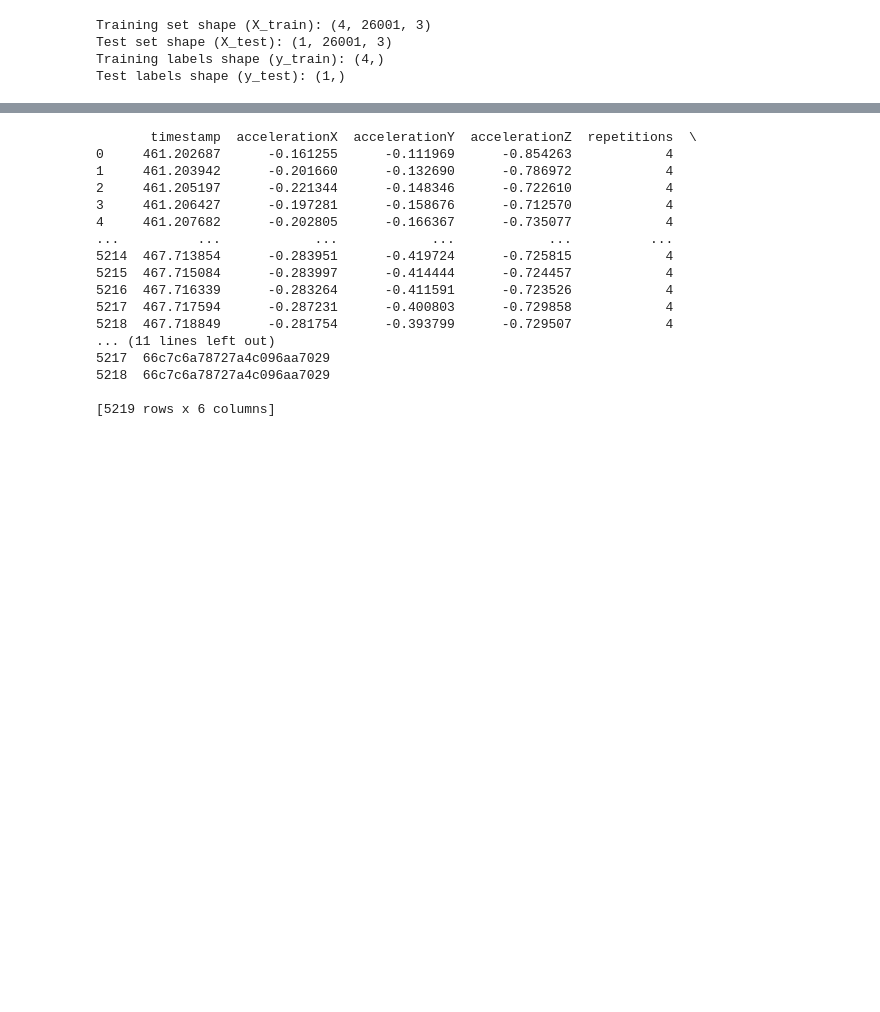
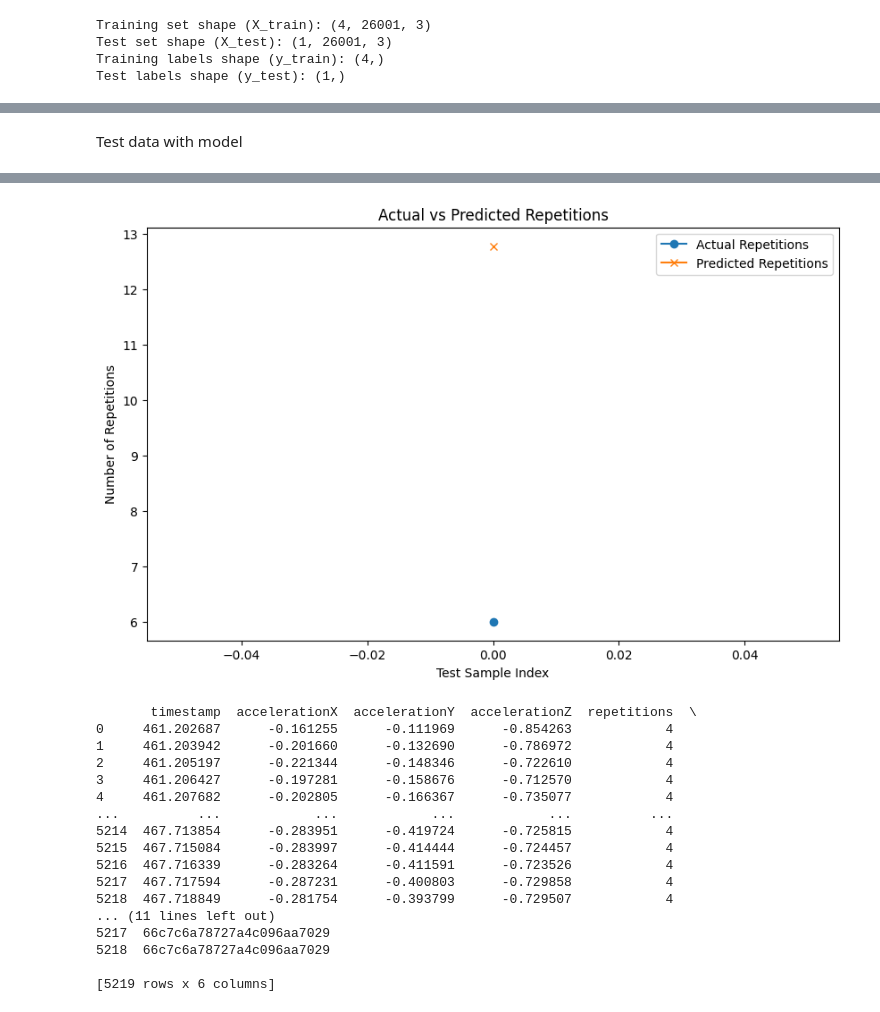
Before and after one commit to Slimslim/ML.WorkoutApp, a Jupyter notebook: notebooks/data_extraction_V1.ipynb, the cells around one changed output, grey strips where cells are left out. Saved outputs shown, nothing was run; the diff lists cells and outputs as text; code cells hidden in the pictures; blank space fills up the shorter version.

```diff
--- a/notebooks/data_extraction_V1.ipynb
+++ b/notebooks/data_extraction_V1.ipynb
@@ -377,0 +423,24 @@ You must install pydot (`pip install pydot`) for `plot_model` to work.
+# %% [markdown]
+Test data with model
+# %%
+# Evaluate the model on the test set
+test_loss = model.evaluate(X_test, y_test, batch_size=1)
+print(f"Test Loss: {test_loss}")
+
+# Make predictions on the test set
+y_pred = model.predict(X_test, batch_size=1)
+
+# Print or inspect some of the predictions
+print(f"Predictions: {y_pred.flatten()}")
+print(f"Actual values: {y_test}")
+
+# Plotting the actual vs predicted values
+plt.figure(figsize=(10, 6))
+plt.plot(y_test, label='Actual Repetitions', marker='o')
+plt.plot(y_pred, label='Predicted Repetitions', marker='x')
+plt.title('Actual vs Predicted Repetitions')
+plt.xlabel('Test Sample Index')
+plt.ylabel('Number of Repetitions')
+plt.legend()
+plt.show()
+# %% [output]
@@ -378,3 +452,4 @@ You must install pydot (`pip install pydot`) for `plot_model` to work.
+[figure, added]
 # %%
 import matplotlib.pyplot as plt
 
```
Also changed, not shown: parts of 10 cells of this notebook, 2 other files.
